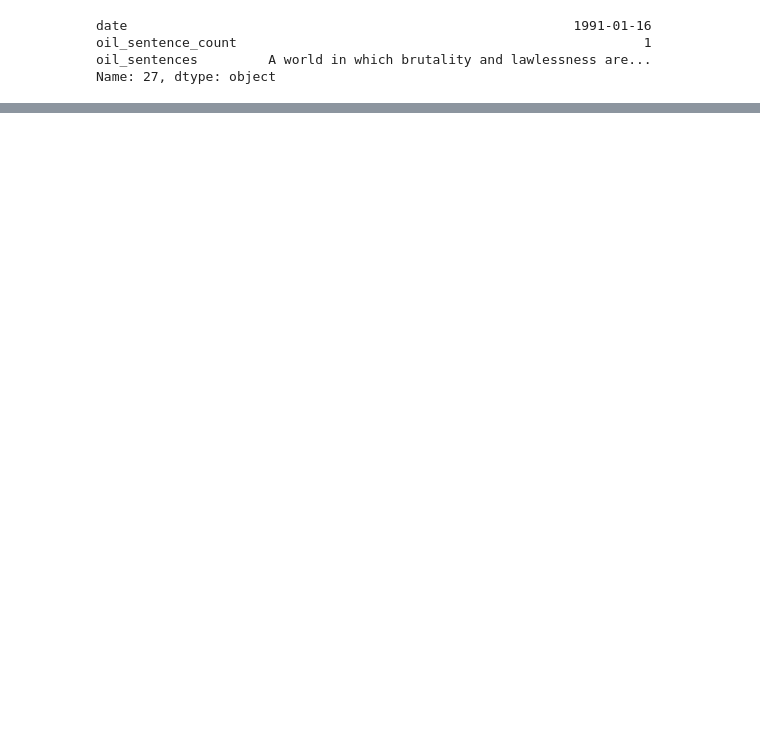
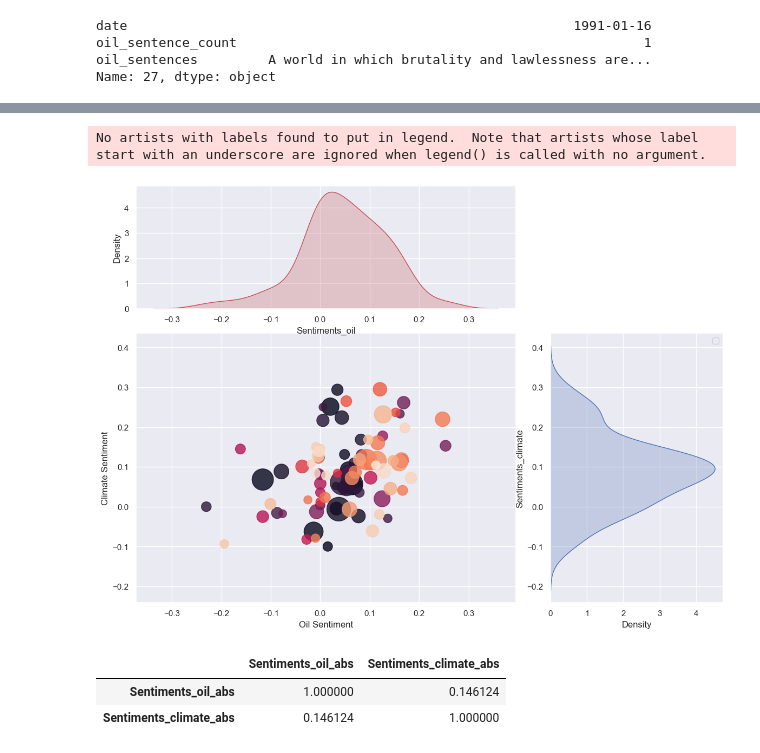
Before and after one commit to chtang-hmc/Spring-Invitation-Datathon-2024, a Jupyter notebook: Analysis/Sentiment Analysis/presidential_speech_analysis.ipynb, the cells around one changed output, grey strips where cells are left out. Drawn from its saved outputs; the diff is of its cells as text; code cells hidden in the pictures; blank space fills up the shorter version.

```diff
--- a/Analysis/Sentiment Analysis/presidential_speech_analysis.ipynb
+++ b/Analysis/Sentiment Analysis/presidential_speech_analysis.ipynb
@@ -358,0 +397,9 @@ plt.show()
+# %%
+climate_sentiment = climate.groupby('date').mean().reset_index()
+
+climate_sentiment['date'] = pd.to_datetime(climate_sentiment['date'])
+
+oil_sentiment = oil.groupby('date').mean().reset_index()
+
+oil_sentiment['date'] = pd.to_datetime(oil_sentiment['date'])
+oil_sentiment
@@ -358,0 +436,37 @@ plt.show()
+# %%
+# find correlation between oil and climate sentiment
+sentiment = oil_sentiment.merge(climate_sentiment, on='date', suffixes=('_oil', '_climate'))
+sentiment['sentence_count'] = sentiment['oil_sentence_count'] + sentiment['climate_sentence_count']
+sentiment = sentiment[sentiment['sentence_count'] > 10]
+
+sentiment['year'] = sentiment['date'].dt.year
+
+# plot the two sentiments against each other
+import matplotlib.gridspec as gridspec
+fig = plt.figure(figsize=(14,10))
+gs = gridspec.GridSpec(3, 3)
+ax = plt.subplot(gs[1:3, :2])
+ax_oil = plt.subplot(gs[0, :2],sharex=ax)
+ax_climate = plt.subplot(gs[1:3, 2],sharey=ax)
+ax.scatter(sentiment['Sentiments_oil'], sentiment['Sentiments_climate'], c = sentiment['year'], s = 10*sentiment['sentence_count'], alpha = 0.8)
+# plt.title('Oil Sentiment vs Climate Sentiment')
+ax.set(xlabel="Oil Sentiment", ylabel="Climate Sentiment")
+plt.legend()
+
+# add distributions of climate sentiment and oil sentiment on the sides
+sns.kdeplot(sentiment['Sentiments_oil'], shade=True, color='r', label='Oil Sentiment', ax = ax_oil)
+
+sns.kdeplot(sentiment['Sentiments_climate'], shade=True, color='b', label='Climate Sentiment', ax = ax_climate, vertical=True)
+
+plt.show()
+
+# get correlation between the absolute values of the two sentiments
+sentiment['Sentiments_oil_abs'] = np.abs(sentiment['Sentiments_oil'])
+sentiment['Sentiments_climate_abs'] = np.abs(sentiment['Sentiments_climate'])
+sentiment[['Sentiments_oil_abs', 'Sentiments_climate_abs']].corr()
+# %% [output]
+No artists with labels found to put in legend.  Note that artists whose label start with an underscore are ignored when legend() is called with no argument.
+[figure, added]
+|  | Sentiments_oil_abs | Sentiments_climate_abs |
+| Sentiments_oil_abs | 1.000000 | 0.146124 |
+| Sentiments_climate_abs | 0.146124 | 1.000000 |
```
Also changed, not shown: parts of 14 cells of this notebook, 2 other files.
